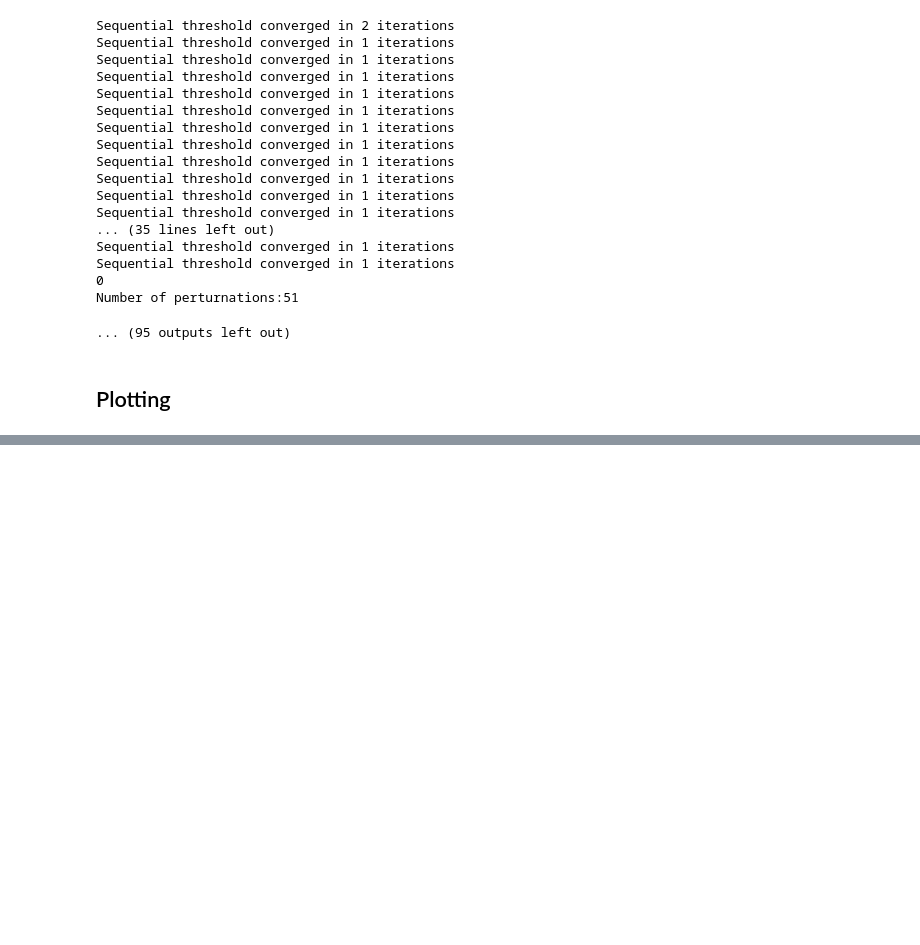
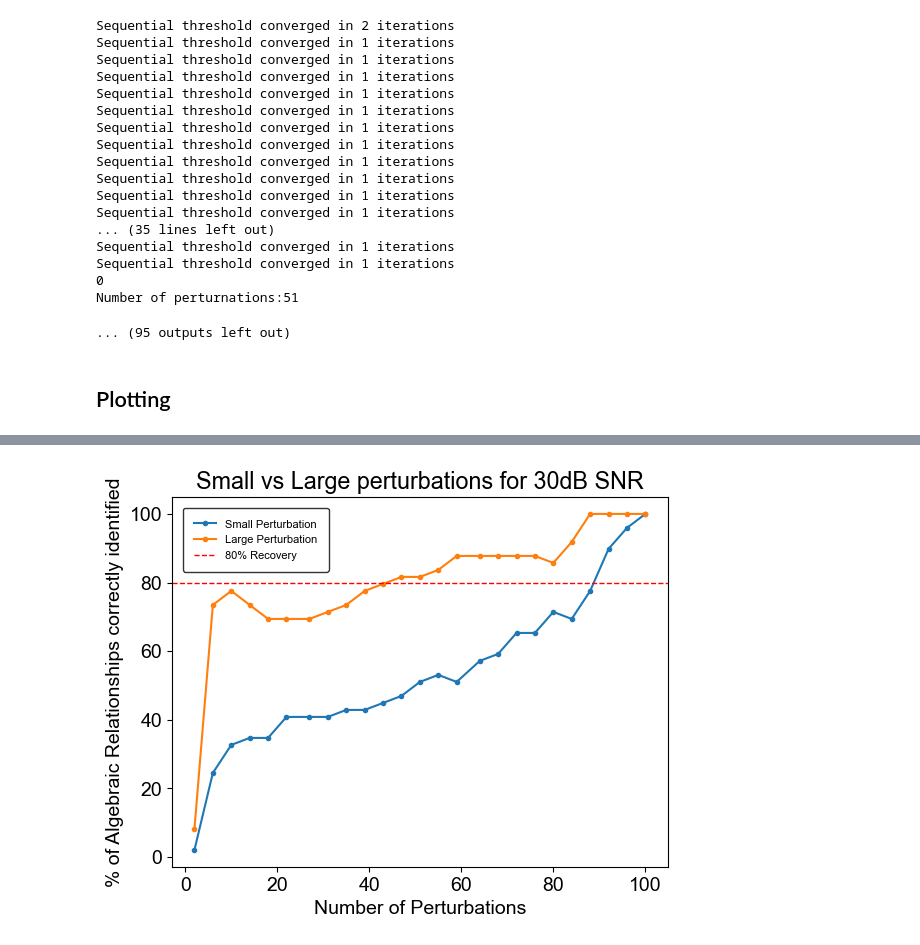
Before and after one commit to mjayadharan/DAE-FINDER_dev, a Jupyter notebook: Example_3_powergrid_case_39_pertub_depend.ipynb, the cells around one changed output, grey strips where cells are left out. Drawn from its saved outputs; the diff is of its cells as text; code cells hidden in the pictures; blank space fills up the shorter version.

```diff
--- a/Example_3_powergrid_case_39_pertub_depend.ipynb
+++ b/Example_3_powergrid_case_39_pertub_depend.ipynb
@@ -1069,0 +1087,41 @@ for noise_level in result_dict_up:
+# %%
+# folder_name_1 = "case39bus9gen_halfperturb"
+# folder_name_1 = "case39bus10gen_onetenthperturb"
+
+if folder_name_1 == "case39bus10gen_onetenthperturb":
+    result_df_small = result_dict_up
+elif folder_name_1 == "case39bus9gen_halfperturb":
+    result_df_large = result_dict_up
+# %%
+snr_ = "30dB"
+plt.plot(result_df_small[snr_]["#Perturbations"],
+             (total_relations-result_df_small[snr_]["#Incorrect relationship"])*100/total_relations, '.-', label = "Small Perturbation")
+
+plt.plot(result_df_large[snr_]["#Perturbations"],
+             (total_relations-result_df_large[snr_]["#Incorrect relationship"])*100/total_relations, '.-', label = "Large Perturbation")
+
+
+
+plt.axhline(y=80, color='r', linestyle='--', linewidth=1, label='80% Recovery')
+
+plt.rcParams['font.family'] = 'Arial'
+# plt.rcParams['font.size'] = 14
+# Set labels for X and Y axes
+plt.xlabel('Number of Perturbations')
+plt.ylabel('% of Algebraic Relationships correctly identified')
+
+plt.legend(
+    # loc='lower right',
+    prop={'size': 8},
+    frameon=True,  # Ensure the legend box is visible
+    borderpad=1,  # Padding between the border and the legend content
+    borderaxespad=1,  # Padding between the legend and the axes
+    fancybox=True,  # Rounded border corners (set to False for square corners)
+    edgecolor='black'
+)
+
+plt.title("Small vs Large perturbations for {} SNR".format(snr_))
+
+plt.savefig('/Users/manu_jay/git_repos/DAE-FINDER_dev/Numerical_Example/power_grid/small_vs_large_{}.svg'.format(snr_), format='svg', bbox_inches='tight')
+# %% [output]
+[figure, added]
```
Also changed, not shown: parts of 3 cells of this notebook.
